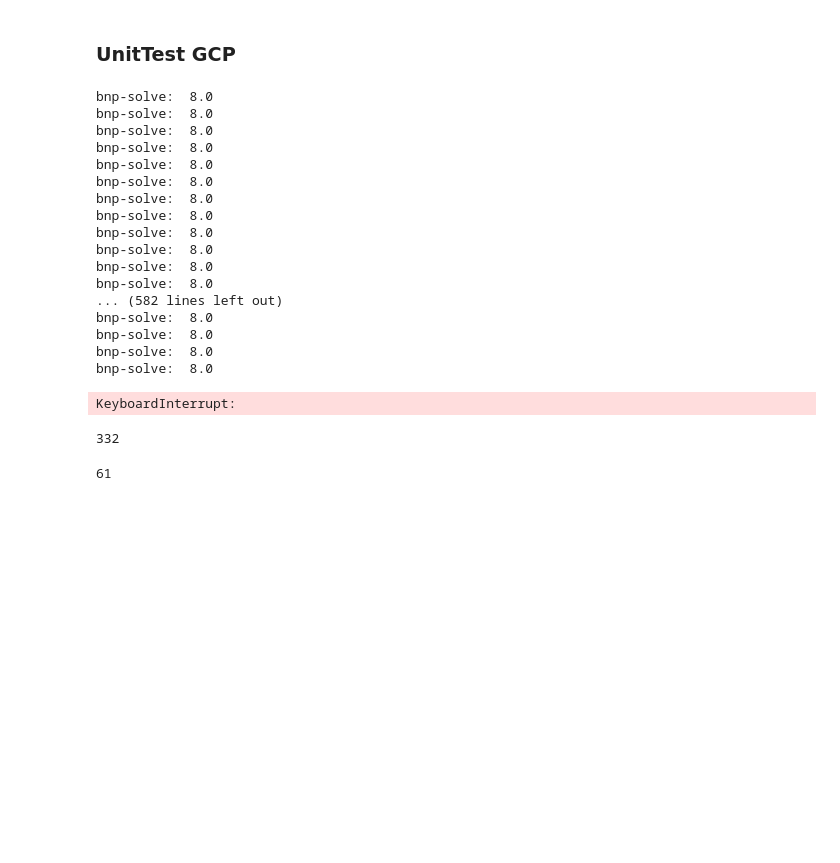
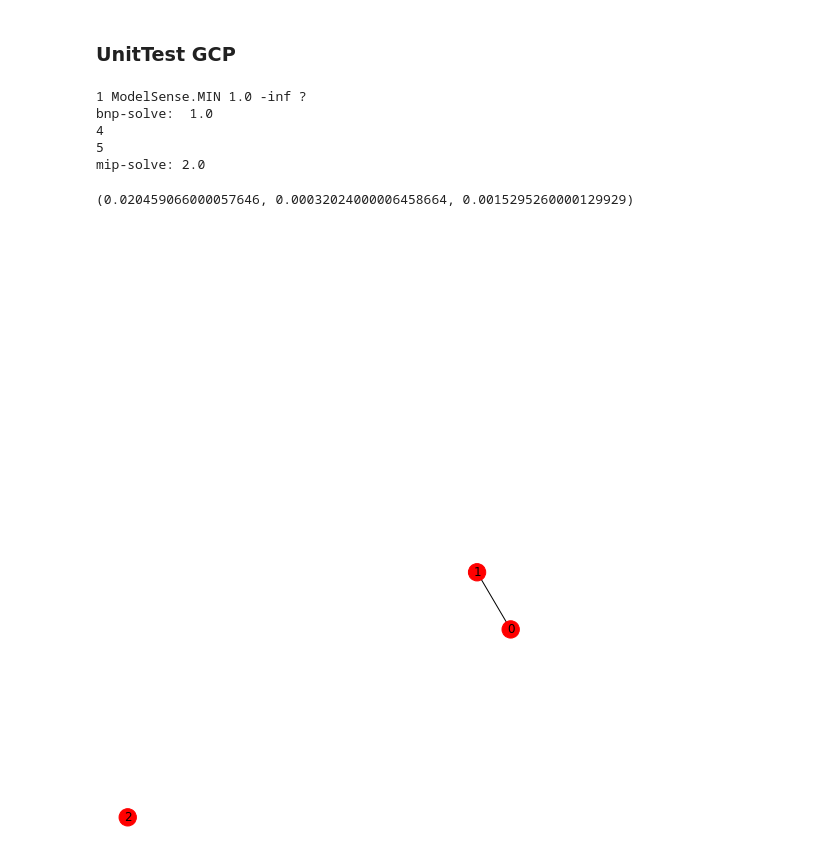
Before and after one commit to Sun-Jc/pyBnP, a Jupyter notebook: pyBnPLib.ipynb, the cells around one changed output. Drawn from its saved outputs; the diff is of its cells as text; code cells hidden in the pictures; blank space fills up the shorter version.

```diff
--- a/pyBnPLib.ipynb
+++ b/pyBnPLib.ipynb
@@ -1003,7 +1022,7 @@ class GCPPricing(AbstractPricing):
             return None
 
 
-    def onBranchPerformed(self, node:BnBTreeNode):
+    def onBranchPerformed(self, node:Type[BnBTreeNode]):
         self.branch2actions[node.nid] = []
         branchDecisionSth = self.branchOfName(node.decision)
         if branchDecisionSth is None:
@@ -1029,7 +1048,7 @@ class GCPPricing(AbstractPricing):
 
 
 
-    def onBranchReverted(self, node:BnBTreeNode):
+    def onBranchReverted(self, node:Type[BnBTreeNode]):
 #         print('remove_branch', node.decision, self.branch2actions[node.nid])
         for action, rowName in self.branch2actions[node.nid]:
             if action == 'addRow':
@@ -1043,6 +1062,28 @@ class GCPPricing(AbstractPricing):
 
     def printSolution(self):
         self.model.printSolution()
+# %%
+def plot_sol(N, edges, sol:List[Tuple[str, float]], helper:Type[AbstractHelper]):
+    cm = [-1] * N
+    colors = ['red', 'purple', 'yellow', 'blue', 'green', 'orange', 'gray', 'black']
+    count = 0
+    for vname, val in sol:
+        if val > 0:
+            for n in helper.colOfName(vname):
+                cm[n] = colors[count]
+            count += 1
+    g = nx.Graph()
+    for i in range(N):
+        g.add_node(i, label='xxx')
+    for s,t in edges:
+        g.add_edge(s,t)
+
+    if count > len(colors):
+        print('WARNING: TOO MUCH COLORS')
+
+
+
+    nx.draw(g, pos=nx.spring_layout(g), node_color = cm, with_labels=True,)
 # %%
 def all_ind_set(N, edges):
     def b(i):
@@ -1091,11 +1132,11 @@ def solve_MIP(N, edges, cols):
 # %%
 def solve_bnp(N, edeges, output=False):
     if not output:
-        gcpBnP = BnP(name="GCP", data=(N, edges), modelClass=GurobiModel, modelSense=GRB.MINIMIZE,
+        gcpBnP = BnP(name="GCP", data=(N, edges), modelClass=GurobiModel, modelSense=ModelSense.MIN,
                 masterClass=GCPMaster, pricingClass=GCPPricing, helperClass=GCPHelper,
                 muteColGened=True, muteBranchBegin=True, muteBranchSolved=True, muteNewBranchAdded=True)
     else:
-        gcpBnP = BnP(name="GCP", data=(N, edges), modelClass=GurobiModel, modelSense=GRB.MINIMIZE,
+        gcpBnP = BnP(name="GCP", data=(N, edges), modelClass=GurobiModel, modelSense=ModelSense.MIN,
                 masterClass=GCPMaster, pricingClass=GCPPricing, helperClass=GCPHelper)
     gcpBnP.branchAndPrice()
     gcpBnP.drawBnPTree()
@@ -1108,8 +1149,8 @@ def solve_bnp(N, edeges, output=False):
 # edges = [(0,1), (1,2), (2,3), (3,4), (4,0)]
 
 
-N = 30
-M = int(N*N * 0.4)
+N = 3
+M = int(N*N * 0.45)
 edges = set()
 
 
@@ -1129,31 +1170,31 @@ ta = timer()
 m1 = solve_bnp(N, edges)
 tb = timer()
 
+print(m1.numCols)
+
 cols = all_ind_set(N, edges)
+
+print(len(cols))
+
 tc = timer()
 m2 = solve_MIP(N, edges, cols)
 td = timer()
 
 tb-ta, tc-tb, td-tc
 # %% [output]
-bnp-solve:  8.0
-bnp-solve:  8.0
-bnp-solve:  8.0
-bnp-solve:  8.0
-bnp-solve:  8.0
-bnp-solve:  8.0
-bnp-solve:  8.0
-bnp-solve:  8.0
-bnp-solve:  8.0
-bnp-solve:  8.0
-bnp-solve:  8.0
-bnp-solve:  8.0
-... (582 lines left out)
-bnp-solve:  8.0
-bnp-solve:  8.0
-bnp-solve:  8.0
-bnp-solve:  8.0
+1 ModelSense.MIN 1.0 -inf ?
+bnp-solve:  1.0
+4
+5
+mip-solve: 2.0
-KeyboardInterrupt:
+(0.020459066000057646, 0.00032024000006458664, 0.0015295260000129929)
+[figure, added]
+# %%
+for node in m1.nodes:
+    if node.status == NodeStatus.GLOBAL_OPT:
+        plot_sol(N, edges, sol=node.solution, helper=GCPHelper((N, edges)))
+# %% [output]
+[figure, added]
 # %%
 # for x in range(1000):
 #     N = 10
@@ -1169,11 +1210,3 @@ KeyboardInterrupt:
 #                 masterClass=GCPMaster, pricingClass=GCPPricing, helperClass=GCPHelper,
 #                 muteColGened=True, muteBranchBegin=True, muteBranchSolved=True, muteNewBranchAdded=True)
 #     gcpBnP.branchAndPrice()
-# %%
-len(m2.getVars())
-# %% [output]
-332
-# %%
-len(m1.master.model.getCols())
-# %% [output]
-61
```
Also changed, not shown: parts of 12 cells of this notebook, 1 other file.
